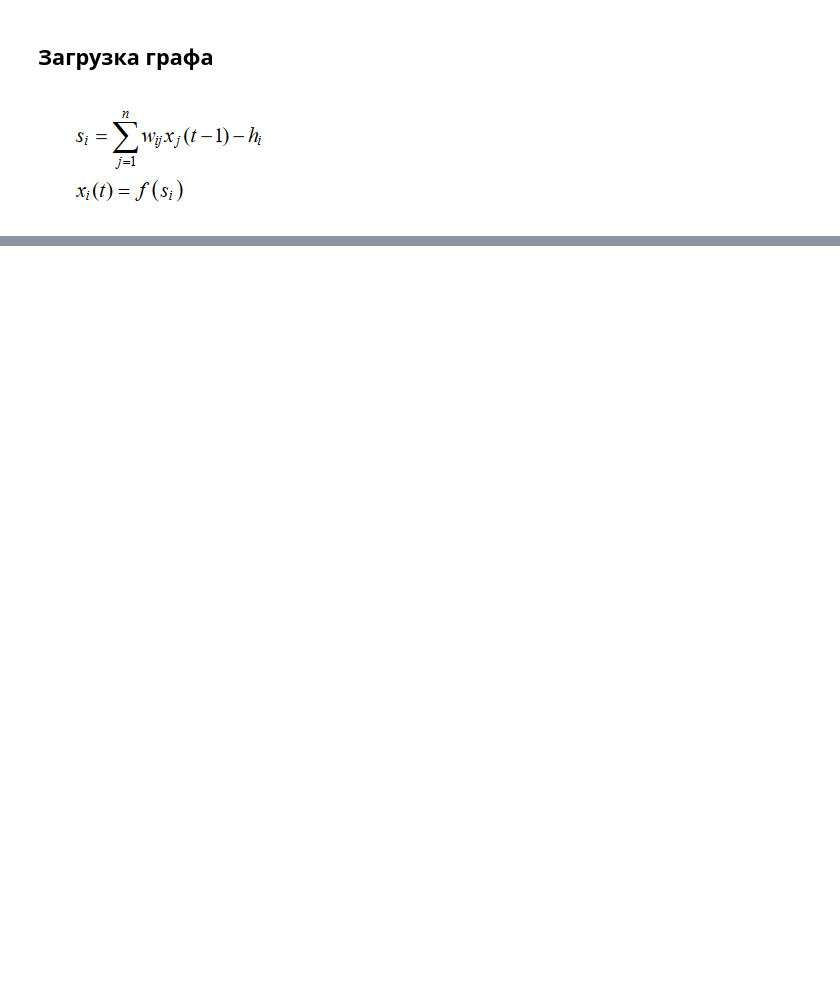
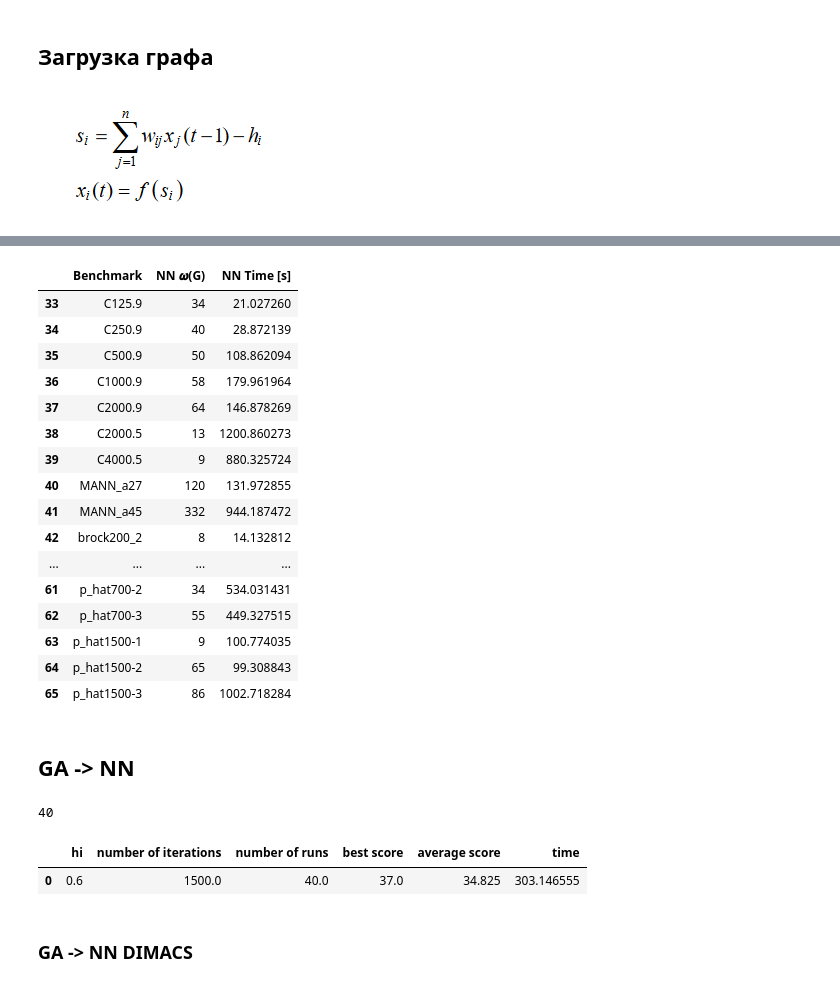
Before and after one commit to LevBugrov/graph_algoritms, a Jupyter notebook: hopfield.ipynb, the cells around one changed output, grey strips where cells are left out. Saved outputs shown, nothing was run; the diff lists cells and outputs as text; code cells hidden in the pictures; blank space fills up the shorter version.

```diff
--- a/hopfield.ipynb
+++ b/hopfield.ipynb
@@ -131,8 +125,0 @@ print(out_energ, sep="\n")
-# %%
-X = np.ones(G.number_of_nodes(), dtype="byte")
-X = pop_ga[0]
-
-X, energies, xs = NN(W, X, 0.6, 20000)
-
-
-print(energies, sep="\n")
@@ -219,0 +136,3 @@ KeyError: 126
+# %%
+G = graph_from_dimacs("data/DIMACS_subset_ascii/C1000.9.clq")
+W = nx.adjacency_matrix(G).todense()
@@ -219,0 +239,14 @@ KeyError: 126
+# %%
+df_dim = pd.DataFrame(columns=["Benchmark", "NN 𝝎(G)", "NN Time [s]"])
+# %%
+for graph_number in range(len(DIMACS)):
+    G = graph_from_dimacs("data/DIMACS_subset_ascii/"+ DIMACS[graph_number] +".clq")
+    W = nx.adjacency_matrix(G).todense()
+
+    start_time = time.time()
+    X = np.ones(G.number_of_nodes(), dtype="byte")
+    X, energies, xs, max_en, max_node, missing_edges = NN(W, X, 0.6, 10000, unchanged_threshold=50)
+
+    df_dim.loc[len(df_dim)] = [DIMACS[graph_number], max_node+missing_edges, (time.time() - start_time)]
+
+    print("done ", graph_number)
@@ -219,0 +267,22 @@ KeyError: 126
+# %%
+df_dim[33:]
+# %% [output]
+|  | Benchmark | NN 𝝎(G) | NN Time [s] |
+| 33 | C125.9 | 34 | 21.027260 |
+| 34 | C250.9 | 40 | 28.872139 |
+| 35 | C500.9 | 50 | 108.862094 |
+| 36 | C1000.9 | 58 | 179.961964 |
+| 37 | C2000.9 | 64 | 146.878269 |
+| 38 | C2000.5 | 13 | 1200.860273 |
+| 39 | C4000.5 | 9 | 880.325724 |
+| 40 | MANN_a27 | 120 | 131.972855 |
+| 41 | MANN_a45 | 332 | 944.187472 |
+| 42 | brock200_2 | 8 | 14.132812 |
+| ... | ... | ... | ... |
+| 61 | p_hat700-2 | 34 | 534.031431 |
+| 62 | p_hat700-3 | 55 | 449.327515 |
+| 63 | p_hat1500-1 | 9 | 100.774035 |
+| 64 | p_hat1500-2 | 65 | 99.308843 |
+| 65 | p_hat1500-3 | 86 | 1002.718284 |
+# %% [markdown]
+## GA -> NN
@@ -219,0 +291,7 @@ KeyError: 126
+# %%
+import pickle
+with open('data/graphFromGaToHop/C500.9.pkl', 'rb') as input:
+    pop_ga = pickle.load(input)
+print(len(pop_ga))
+# %% [output]
+40
@@ -219,0 +313,7 @@ KeyError: 126
+# %%
+df
+# %% [output]
+|  | hi | number of iterations | number of runs | best score | average score | time |
+| 0 | 0.6 | 1500.0 | 40.0 | 37.0 | 34.825 | 303.146555 |
+# %% [markdown]
+### GA -> NN DIMACS
```
Also changed, not shown: parts of 37 cells of this notebook, 1 other file.
